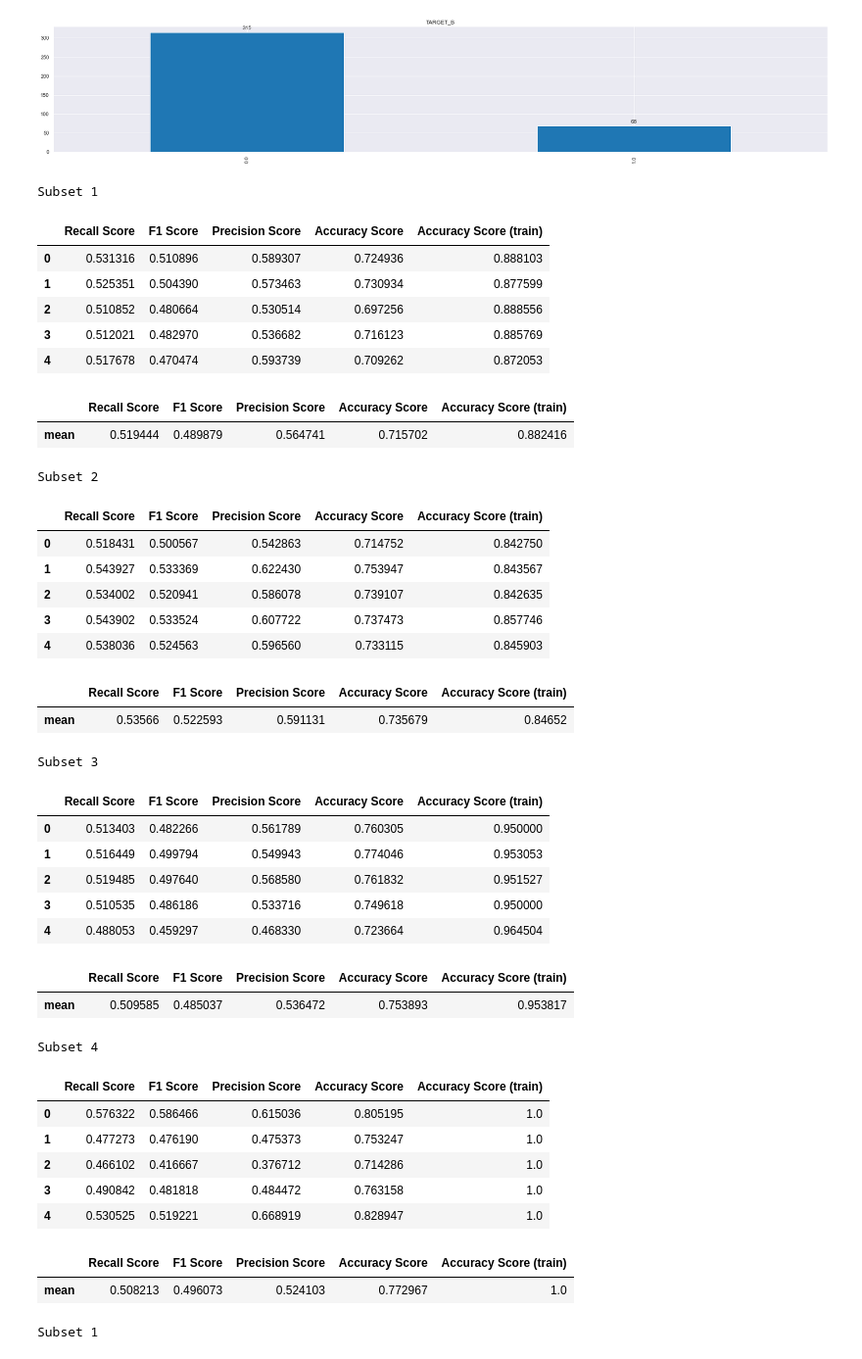
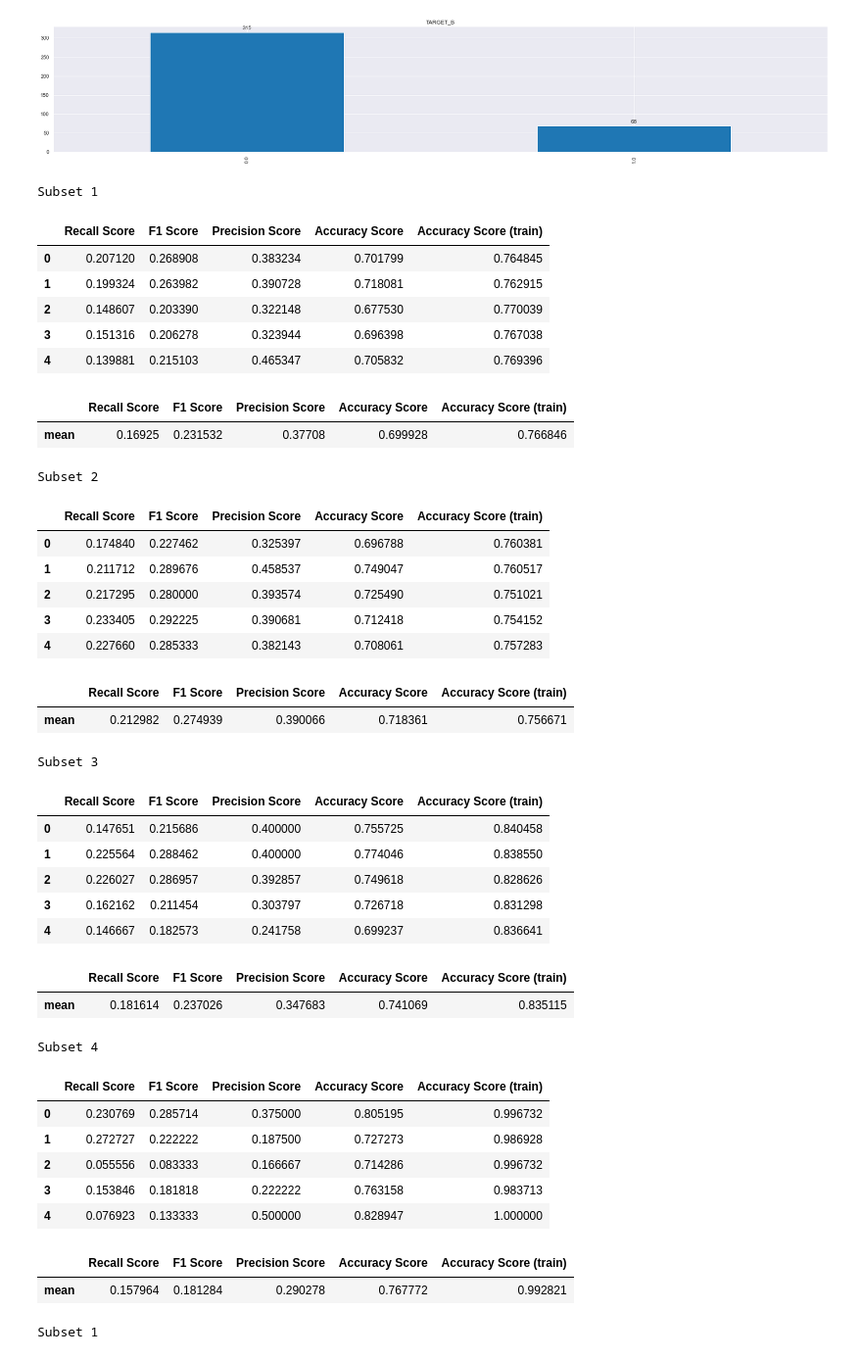
Before and after one commit to F-Madruga/Donation_Dataset_Predictions_FCUL, a Jupyter notebook: AA_202021_Project.ipynb, the cells around one changed output. Shown at 98% size. Saved outputs shown, nothing was run; the diff lists cells and outputs as text; code cells hidden in the pictures.

```diff
--- a/AA_202021_Project.ipynb
+++ b/AA_202021_Project.ipynb
@@ -1008,46 +1009,46 @@ for subset in subsets:
 # %%
 for subset in range(len(subsets)):
     print('Subset', (subset + 1))
-    scores = cross_validation_model(donor_X[subset], donor_y[subset], RandomForestClassifier(criterion='gini', max_depth=10, random_state=42, n_jobs=-1), 5, average='macro')
+    scores = cross_validation_model(donor_X[subset], donor_y[subset], RandomForestClassifier(criterion='gini', max_depth=7, random_state=42, n_jobs=-1), 5)
     display(HTML(scores.to_html()))
     display(HTML(scores.describe().iloc[1].to_frame().transpose().to_html()))
 # %% [output]
 Subset 1
 |  | Recall Score | F1 Score | Precision Score | Accuracy Score | Accuracy Score (train) |
-| 0 | 0.531316 | 0.510896 | 0.589307 | 0.724936 | 0.888103 |
-| 1 | 0.525351 | 0.504390 | 0.573463 | 0.730934 | 0.877599 |
-| 2 | 0.510852 | 0.480664 | 0.530514 | 0.697256 | 0.888556 |
-| 3 | 0.512021 | 0.482970 | 0.536682 | 0.716123 | 0.885769 |
-| 4 | 0.517678 | 0.470474 | 0.593739 | 0.709262 | 0.872053 |
+| 0 | 0.207120 | 0.268908 | 0.383234 | 0.701799 | 0.764845 |
+| 1 | 0.199324 | 0.263982 | 0.390728 | 0.718081 | 0.762915 |
+| 2 | 0.148607 | 0.203390 | 0.322148 | 0.677530 | 0.770039 |
+| 3 | 0.151316 | 0.206278 | 0.323944 | 0.696398 | 0.767038 |
+| 4 | 0.139881 | 0.215103 | 0.465347 | 0.705832 | 0.769396 |
 |  | Recall Score | F1 Score | Precision Score | Accuracy Score | Accuracy Score (train) |
-| mean | 0.519444 | 0.489879 | 0.564741 | 0.715702 | 0.882416 |
+| mean | 0.16925 | 0.231532 | 0.37708 | 0.699928 | 0.766846 |
 Subset 2
 |  | Recall Score | F1 Score | Precision Score | Accuracy Score | Accuracy Score (train) |
-| 0 | 0.518431 | 0.500567 | 0.542863 | 0.714752 | 0.842750 |
-| 1 | 0.543927 | 0.533369 | 0.622430 | 0.753947 | 0.843567 |
-| 2 | 0.534002 | 0.520941 | 0.586078 | 0.739107 | 0.842635 |
-| 3 | 0.543902 | 0.533524 | 0.607722 | 0.737473 | 0.857746 |
-| 4 | 0.538036 | 0.524563 | 0.596560 | 0.733115 | 0.845903 |
+| 0 | 0.174840 | 0.227462 | 0.325397 | 0.696788 | 0.760381 |
+| 1 | 0.211712 | 0.289676 | 0.458537 | 0.749047 | 0.760517 |
+| 2 | 0.217295 | 0.280000 | 0.393574 | 0.725490 | 0.751021 |
+| 3 | 0.233405 | 0.292225 | 0.390681 | 0.712418 | 0.754152 |
+| 4 | 0.227660 | 0.285333 | 0.382143 | 0.708061 | 0.757283 |
 |  | Recall Score | F1 Score | Precision Score | Accuracy Score | Accuracy Score (train) |
-| mean | 0.53566 | 0.522593 | 0.591131 | 0.735679 | 0.84652 |
+| mean | 0.212982 | 0.274939 | 0.390066 | 0.718361 | 0.756671 |
 Subset 3
 |  | Recall Score | F1 Score | Precision Score | Accuracy Score | Accuracy Score (train) |
-| 0 | 0.513403 | 0.482266 | 0.561789 | 0.760305 | 0.950000 |
-| 1 | 0.516449 | 0.499794 | 0.549943 | 0.774046 | 0.953053 |
-| 2 | 0.519485 | 0.497640 | 0.568580 | 0.761832 | 0.951527 |
-| 3 | 0.510535 | 0.486186 | 0.533716 | 0.749618 | 0.950000 |
-| 4 | 0.488053 | 0.459297 | 0.468330 | 0.723664 | 0.964504 |
+| 0 | 0.147651 | 0.215686 | 0.400000 | 0.755725 | 0.840458 |
+| 1 | 0.225564 | 0.288462 | 0.400000 | 0.774046 | 0.838550 |
+| 2 | 0.226027 | 0.286957 | 0.392857 | 0.749618 | 0.828626 |
+| 3 | 0.162162 | 0.211454 | 0.303797 | 0.726718 | 0.831298 |
+| 4 | 0.146667 | 0.182573 | 0.241758 | 0.699237 | 0.836641 |
 |  | Recall Score | F1 Score | Precision Score | Accuracy Score | Accuracy Score (train) |
-| mean | 0.509585 | 0.485037 | 0.536472 | 0.753893 | 0.953817 |
+| mean | 0.181614 | 0.237026 | 0.347683 | 0.741069 | 0.835115 |
 Subset 4
 |  | Recall Score | F1 Score | Precision Score | Accuracy Score | Accuracy Score (train) |
-| 0 | 0.576322 | 0.586466 | 0.615036 | 0.805195 | 1.0 |
-| 1 | 0.477273 | 0.476190 | 0.475373 | 0.753247 | 1.0 |
-| 2 | 0.466102 | 0.416667 | 0.376712 | 0.714286 | 1.0 |
-| 3 | 0.490842 | 0.481818 | 0.484472 | 0.763158 | 1.0 |
-| 4 | 0.530525 | 0.519221 | 0.668919 | 0.828947 | 1.0 |
+| 0 | 0.230769 | 0.285714 | 0.375000 | 0.805195 | 0.996732 |
+| 1 | 0.272727 | 0.222222 | 0.187500 | 0.727273 | 0.986928 |
+| 2 | 0.055556 | 0.083333 | 0.166667 | 0.714286 | 0.996732 |
+| 3 | 0.153846 | 0.181818 | 0.222222 | 0.763158 | 0.983713 |
+| 4 | 0.076923 | 0.133333 | 0.500000 | 0.828947 | 1.000000 |
 |  | Recall Score | F1 Score | Precision Score | Accuracy Score | Accuracy Score (train) |
-| mean | 0.508213 | 0.496073 | 0.524103 | 0.772967 | 1.0 |
+| mean | 0.157964 | 0.181284 | 0.290278 | 0.767772 | 0.992821 |
 # %%
 subsets = [df_donation_type.loc[df_donation_type['SES'] == ses_value, df_donation_type.columns] for ses_value in range(1, 5)]
 # %%
```
Also changed, not shown: parts of 15 cells of this notebook.
